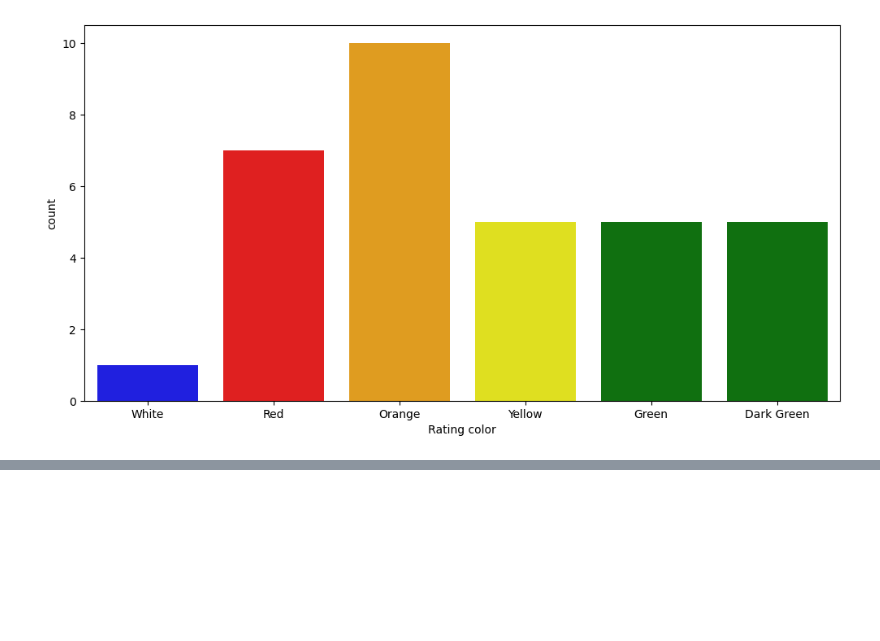
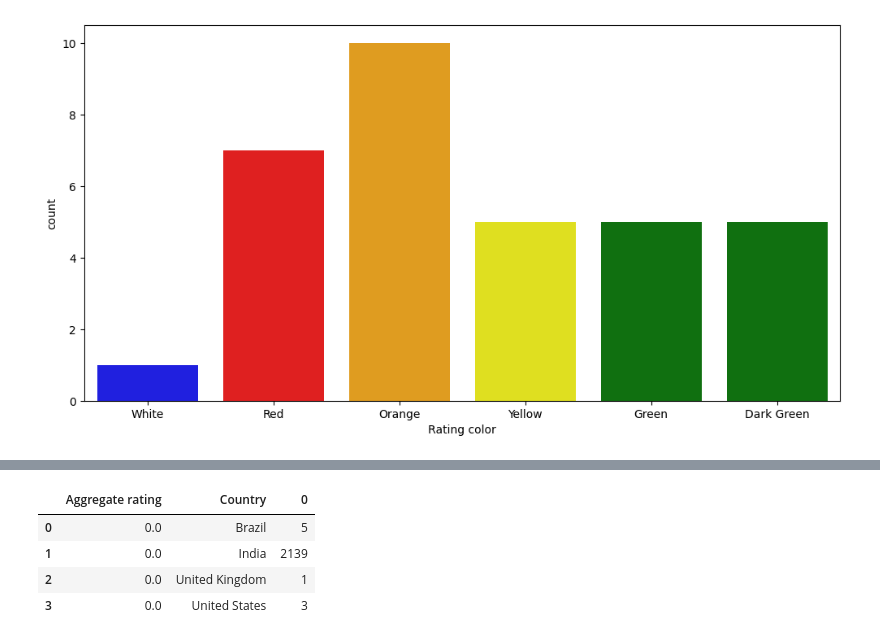
Before and after one commit to PrathameshP26/Data_analytics, a Jupyter notebook: EDA_and_Feature_Engineering_Zomato.ipynb, the cells around one changed output, grey strips where cells are left out. Cells and saved outputs as stored; diff of their text form; code cells hidden in the pictures; blank space fills up the shorter version.

```diff
--- a/EDA_and_Feature_Engineering_Zomato.ipynb
+++ b/EDA_and_Feature_Engineering_Zomato.ipynb
@@ -296,0 +308,9 @@ sns.countplot(x='Rating color',data=ratings,hue='Rating color',palette=['blue','
+# %%
+rating_country=final_df.groupby(['Aggregate rating','Country']).size().reset_index().head(4)
+rating_country
+# %% [output]
+|  | Aggregate rating | Country | 0 |
+| 0 | 0.0 | Brazil | 5 |
+| 1 | 0.0 | India | 2139 |
+| 2 | 0.0 | United Kingdom | 1 |
+| 3 | 0.0 | United States | 3 |
```
Also changed, not shown: parts of 4 cells of this notebook.
